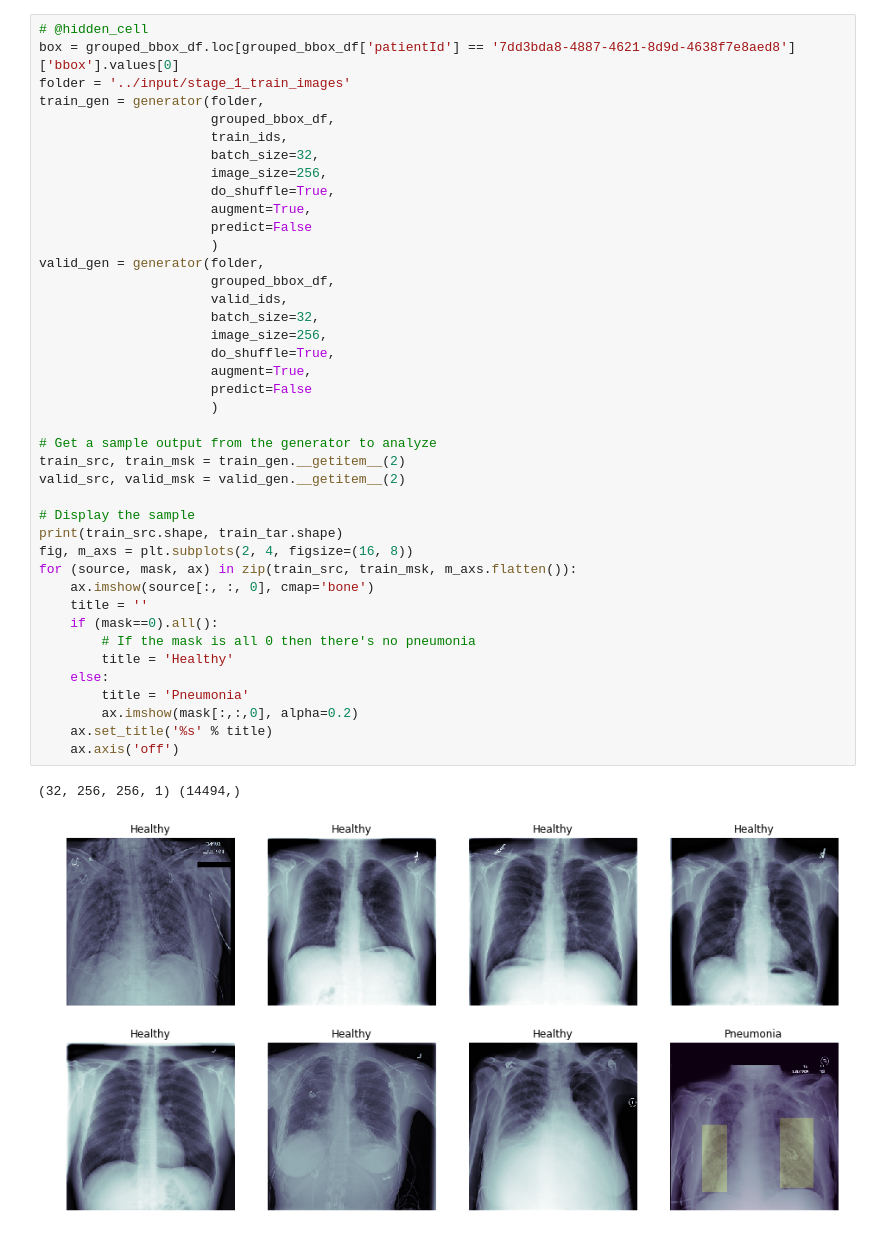
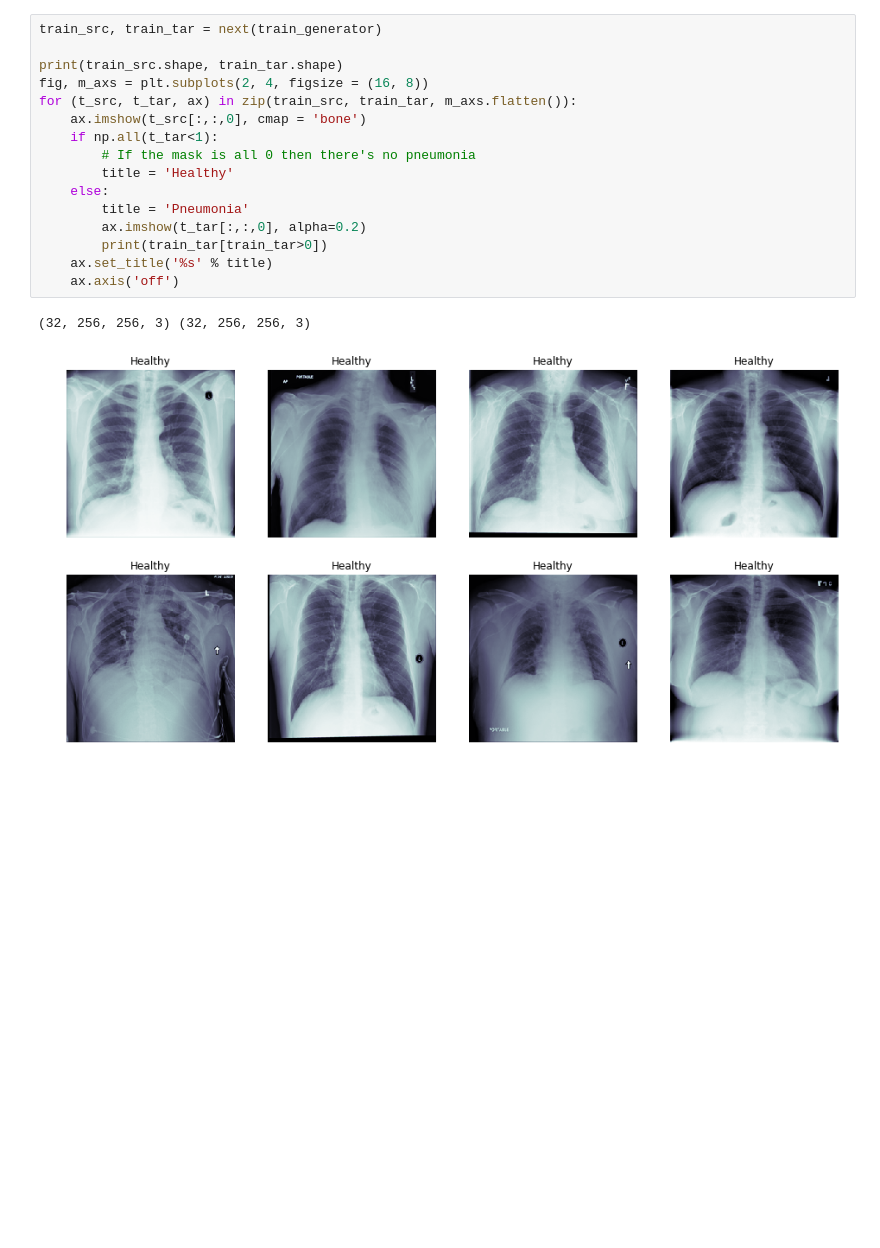
Before and after one commit to jsreid13/syde677-project, a Jupyter notebook: scripts/deepnet.ipynb, the cells around one changed output. Drawn from its saved outputs; the diff is of its cells as text; blank space fills up the shorter version.

```diff
--- a/scripts/deepnet.ipynb
+++ b/scripts/deepnet.ipynb
@@ -285,44 +196,19 @@ class generator(Sequence):
 # %%
-# @hidden_cell
-box = grouped_bbox_df.loc[grouped_bbox_df['patientId'] == '7dd3bda8-4887-4621-8d9d-4638f7e8aed8']['bbox'].values[0]
-folder = '../input/stage_1_train_images'
-train_gen = generator(folder,
-                      grouped_bbox_df,
-                      train_ids,
-                      batch_size=32,
-                      image_size=256,
-                      do_shuffle=True,
-                      augment=True,
-                      predict=False
-                      )
-valid_gen = generator(folder,
-                      grouped_bbox_df,
-                      valid_ids,
-                      batch_size=32,
-                      image_size=256,
-                      do_shuffle=True,
-                      augment=True,
-                      predict=False
-                      )
+train_src, train_tar = next(train_generator)
 
-# Get a sample output from the generator to analyze
-train_src, train_msk = train_gen.__getitem__(2)
-valid_src, valid_msk = valid_gen.__getitem__(2)
-
-# Display the sample
 print(train_src.shape, train_tar.shape)
-fig, m_axs = plt.subplots(2, 4, figsize=(16, 8))
-for (source, mask, ax) in zip(train_src, train_msk, m_axs.flatten()):
-    ax.imshow(source[:, :, 0], cmap='bone')
-    title = ''
-    if (mask==0).all():
+fig, m_axs = plt.subplots(2, 4, figsize = (16, 8))
+for (t_src, t_tar, ax) in zip(train_src, train_tar, m_axs.flatten()):
+    ax.imshow(t_src[:,:,0], cmap = 'bone')
+    if np.all(t_tar<1):
         # If the mask is all 0 then there's no pneumonia
         title = 'Healthy'
     else:
         title = 'Pneumonia'
-        ax.imshow(mask[:,:,0], alpha=0.2)
+        ax.imshow(t_tar[:,:,0], alpha=0.2)
+        print(train_tar[train_tar>0])
     ax.set_title('%s' % title)
     ax.axis('off')
 # %% [output]
-(32, 256, 256, 1) (14494,)
+(32, 256, 256, 3) (32, 256, 256, 3)
-[figure, old version]
+[figure, new version]
```
Also changed, not shown: parts of 18 cells of this notebook.
